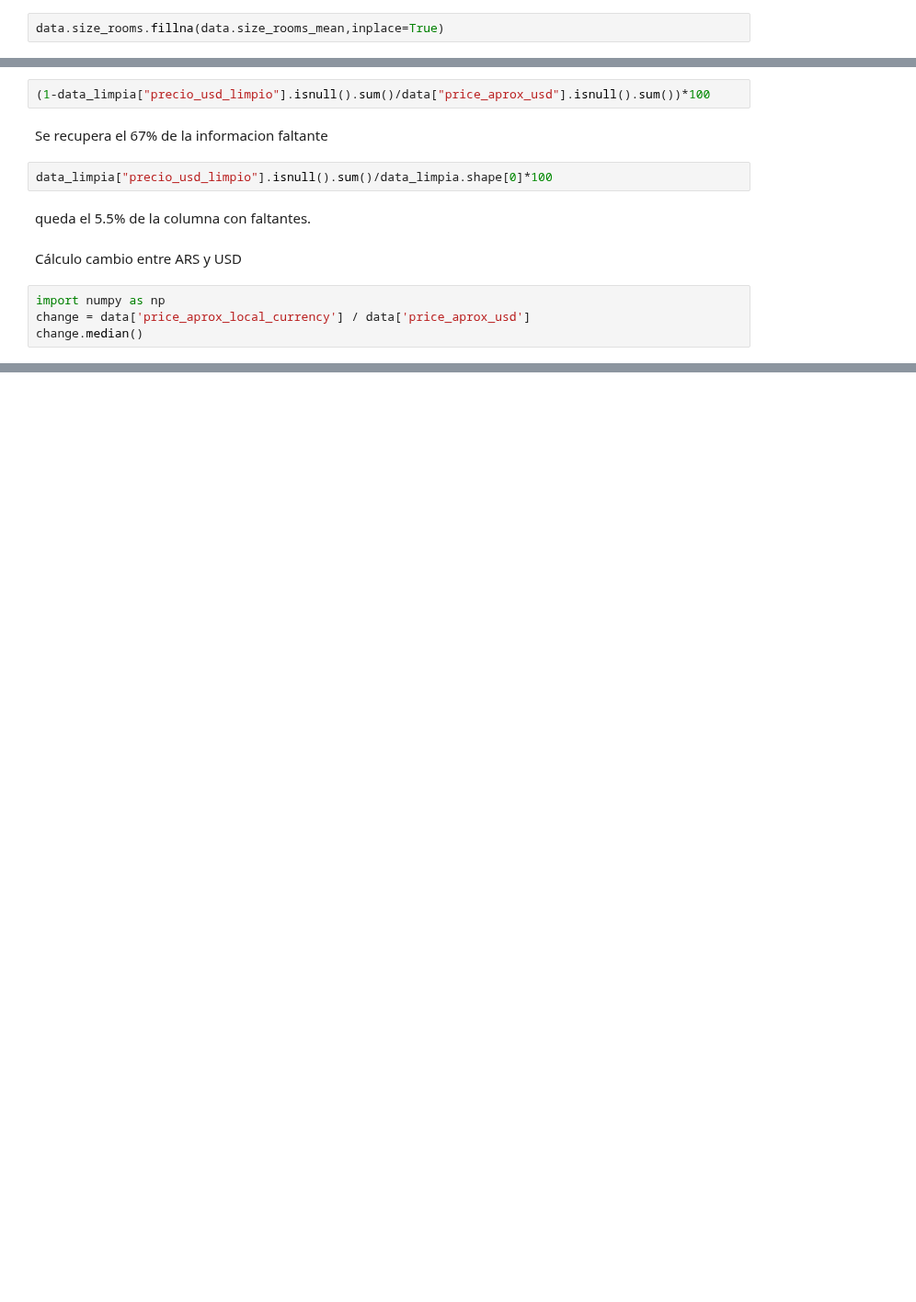
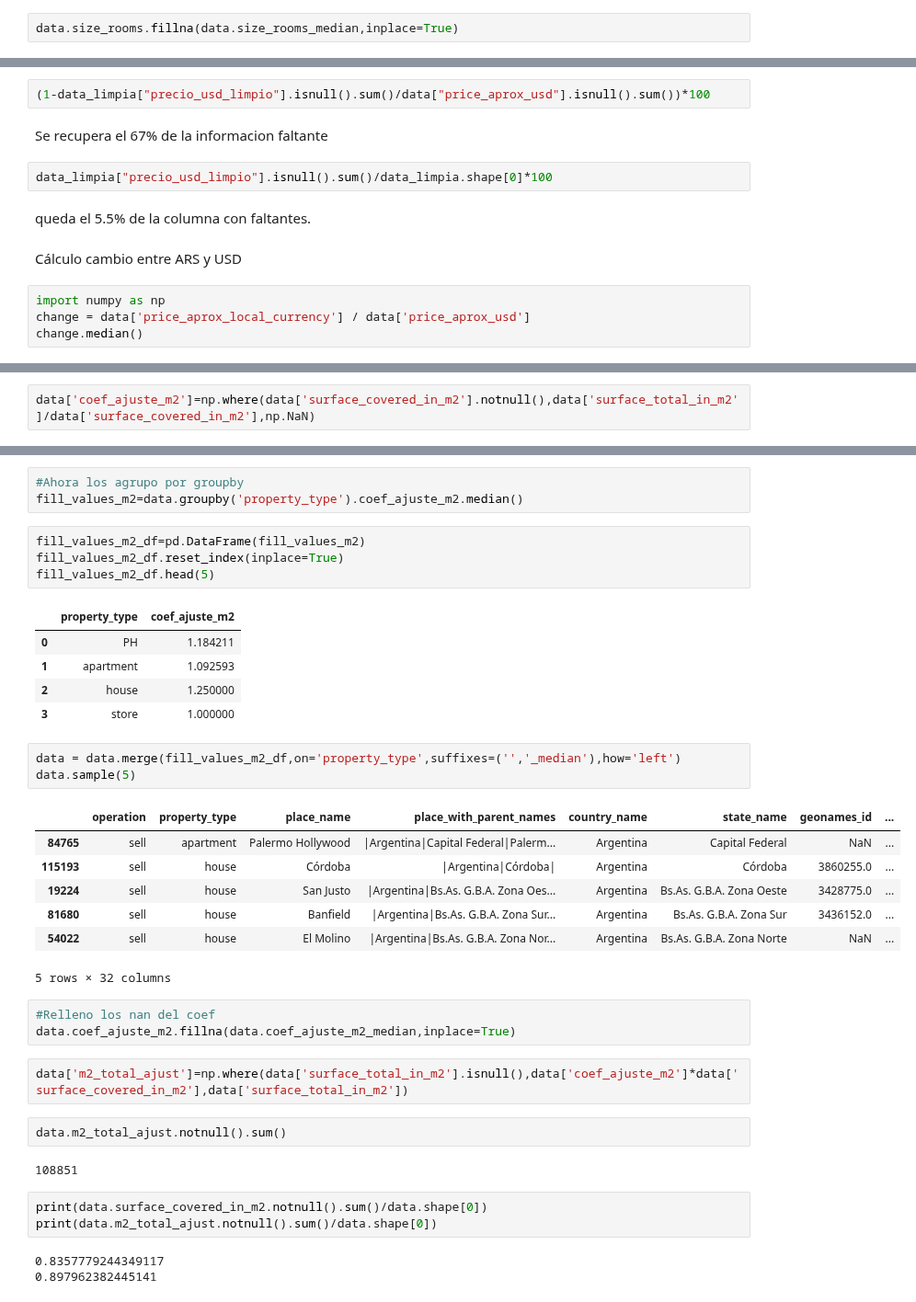
Before and after one commit to LuiosDyet/dh-ds-pi-1, a Jupyter notebook: superficie_limpia_columnas.ipynb, the cells around one changed output, grey strips where cells are left out. Shown at 92% size. Saved outputs shown, nothing was run; the diff lists cells and outputs as text; blank space fills up the shorter version.

Commit message:
Avance coef de imputacion metros

```diff
--- a/superficie_limpia_columnas.ipynb
+++ b/superficie_limpia_columnas.ipynb
@@ -373,6 +394,6 @@ data.sample(10)
 10 rows × 29 columns
 # %%
-data.size_rooms.fillna(data.size_rooms_mean,inplace=True)
+data.size_rooms.fillna(data.size_rooms_median,inplace=True)
 # %%
 mask_ambientes_null=data.Ambientes_Clean.isnull()
 # %%
@@ -584,0 +609,2 @@ change.median()
+# %%
+data['coef_ajuste_m2']=np.where(data['surface_covered_in_m2'].notnull(),data['surface_total_in_m2']/data['surface_covered_in_m2'],np.NaN)
@@ -584,0 +620,39 @@ change.median()
+# %%
+#Ahora los agrupo por groupby
+fill_values_m2=data.groupby('property_type').coef_ajuste_m2.median()
+# %%
+fill_values_m2_df=pd.DataFrame(fill_values_m2)
+fill_values_m2_df.reset_index(inplace=True)
+fill_values_m2_df.head(5)
+# %% [output]
+|  | property_type | coef_ajuste_m2 |
+| 0 | PH | 1.184211 |
+| 1 | apartment | 1.092593 |
+| 2 | house | 1.250000 |
+| 3 | store | 1.000000 |
+# %%
+data = data.merge(fill_values_m2_df,on='property_type',suffixes=('','_median'),how='left')
+data.sample(5)
+# %% [output]
+|  | operation | property_type | place_name | place_with_parent_names | country_name | state_name | geonames_id | ... |
+| 84765 | sell | apartment | Palermo Hollywood | |Argentina|Capital Federal|Palerm... | Argentina | Capital Federal | NaN | ... |
+| 115193 | sell | house | Córdoba | |Argentina|Córdoba| | Argentina | Córdoba | 3860255.0 | ... |
+| 19224 | sell | house | San Justo | |Argentina|Bs.As. G.B.A. Zona Oes... | Argentina | Bs.As. G.B.A. Zona Oeste | 3428775.0 | ... |
+| 81680 | sell | house | Banfield | |Argentina|Bs.As. G.B.A. Zona Sur... | Argentina | Bs.As. G.B.A. Zona Sur | 3436152.0 | ... |
+| 54022 | sell | house | El Molino | |Argentina|Bs.As. G.B.A. Zona Nor... | Argentina | Bs.As. G.B.A. Zona Norte | NaN | ... |
+5 rows × 32 columns
+# %%
+#Relleno los nan del coef
+data.coef_ajuste_m2.fillna(data.coef_ajuste_m2_median,inplace=True)
+# %%
+data['m2_total_ajust']=np.where(data['surface_total_in_m2'].isnull(),data['coef_ajuste_m2']*data['surface_covered_in_m2'],data['surface_total_in_m2'])
+# %%
+data.m2_total_ajust.notnull().sum()
+# %% [output]
+108851
+# %%
+print(data.surface_covered_in_m2.notnull().sum()/data.shape[0])
+print(data.m2_total_ajust.notnull().sum()/data.shape[0])
+# %% [output]
+0.8357779244349117
+0.897962382445141
```
Also changed, not shown: parts of 17 cells of this notebook.
